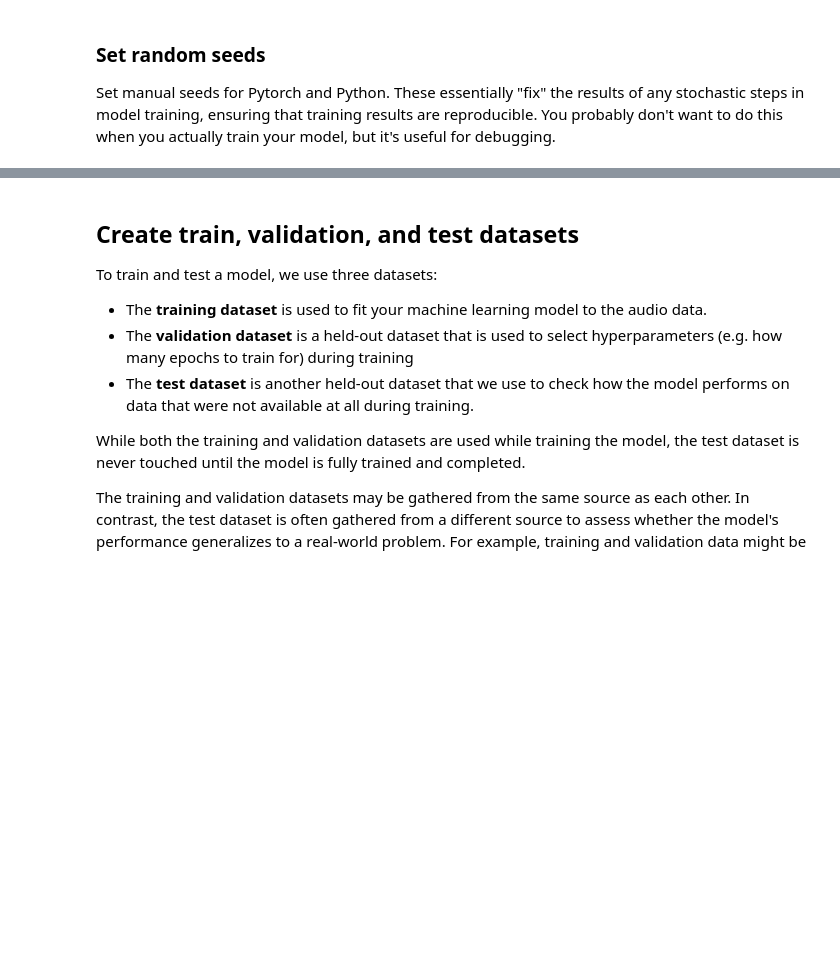
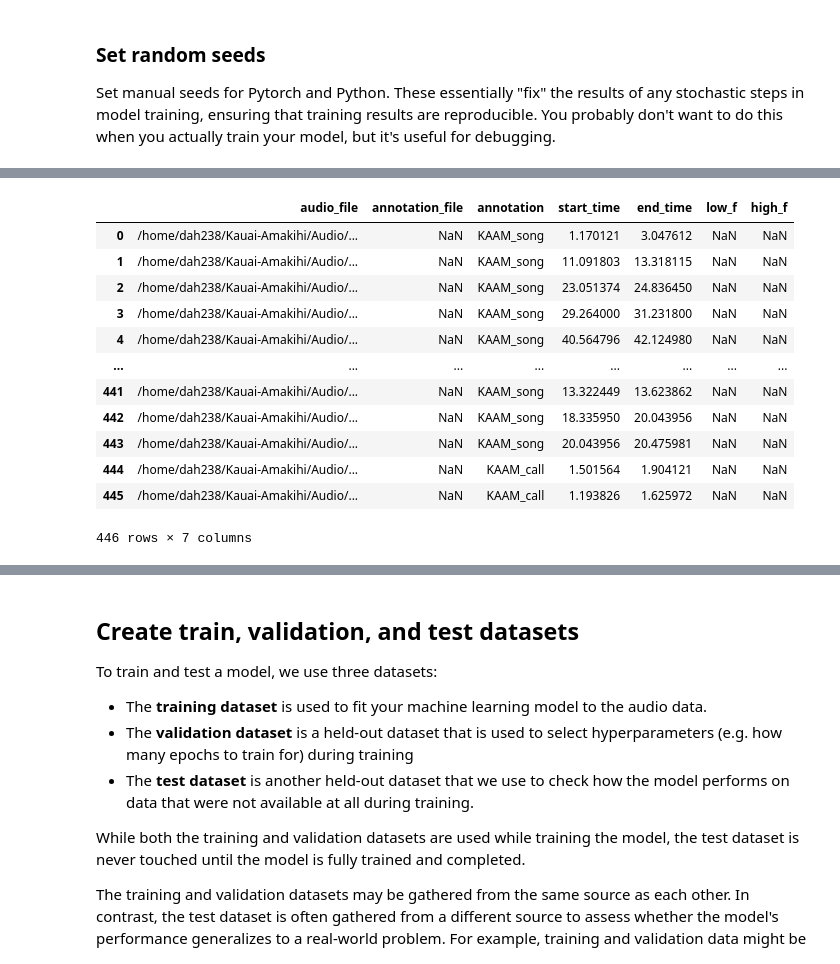
Before and after one commit to dhinds11/Kauai-Amakihi, a Jupyter notebook: train_cnn.ipynb, the cells around one changed output, grey strips where cells are left out. Saved outputs shown, nothing was run; the diff lists cells and outputs as text; code cells hidden in the pictures; blank space fills up the shorter version.

```diff
--- a/train_cnn.ipynb
+++ b/train_cnn.ipynb
@@ -157,0 +58,7 @@ NameError: name 'clip_labels' is not defined
+# %%
+from opensoundscape import BoxedAnnotations
+from glob import glob
+# audio_list = os.listdir("Audio/Macaulay Focal Recordings") + os.listdir("Audio/Xeno-canto/mp3s")
+# len(audio_list)
+audio_list = glob("/home/dah238/Kauai-Amakihi/Audio/Macaulay Focal Recordings/*") + glob("/home/dah238/Kauai-Amakihi/Audio/Xeno-canto/mp3s/*")
+audio_list
@@ -157,0 +83,21 @@ NameError: name 'clip_labels' is not defined
+# %%
+annotations_df = pd.concat([
+    pd.read_csv("/home/dah238/Kauai-Amakihi/Annotations/macaulay/combined_output_macaulay_v2.csv"),
+    pd.read_csv("/home/dah238/Kauai-Amakihi/Annotations/xeno_canto/combined_output_xeno_canto.csv")
+], ignore_index=True)
+annotationsfull = BoxedAnnotations(df= annotations_df,audio_files = audio_list)
+annotationsfull
+# %% [output]
+|  | audio_file | annotation_file | annotation | start_time | end_time | low_f | high_f |
+| 0 | /home/dah238/Kauai-Amakihi/Audio/... | NaN | KAAM_song | 1.170121 | 3.047612 | NaN | NaN |
+| 1 | /home/dah238/Kauai-Amakihi/Audio/... | NaN | KAAM_song | 11.091803 | 13.318115 | NaN | NaN |
+| 2 | /home/dah238/Kauai-Amakihi/Audio/... | NaN | KAAM_song | 23.051374 | 24.836450 | NaN | NaN |
+| 3 | /home/dah238/Kauai-Amakihi/Audio/... | NaN | KAAM_song | 29.264000 | 31.231800 | NaN | NaN |
+| 4 | /home/dah238/Kauai-Amakihi/Audio/... | NaN | KAAM_song | 40.564796 | 42.124980 | NaN | NaN |
+| ... | ... | ... | ... | ... | ... | ... | ... |
+| 441 | /home/dah238/Kauai-Amakihi/Audio/... | NaN | KAAM_song | 13.322449 | 13.623862 | NaN | NaN |
+| 442 | /home/dah238/Kauai-Amakihi/Audio/... | NaN | KAAM_song | 18.335950 | 20.043956 | NaN | NaN |
+| 443 | /home/dah238/Kauai-Amakihi/Audio/... | NaN | KAAM_song | 20.043956 | 20.475981 | NaN | NaN |
+| 444 | /home/dah238/Kauai-Amakihi/Audio/... | NaN | KAAM_call | 1.501564 | 1.904121 | NaN | NaN |
+| 445 | /home/dah238/Kauai-Amakihi/Audio/... | NaN | KAAM_call | 1.193826 | 1.625972 | NaN | NaN |
+446 rows × 7 columns
```
Also changed, not shown: parts of 33 cells of this notebook, 8 other files.
